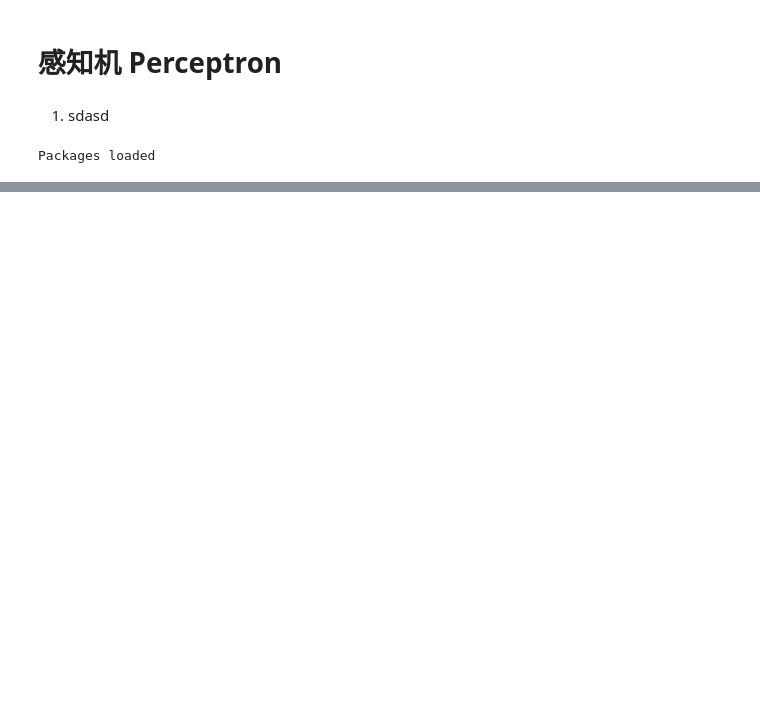
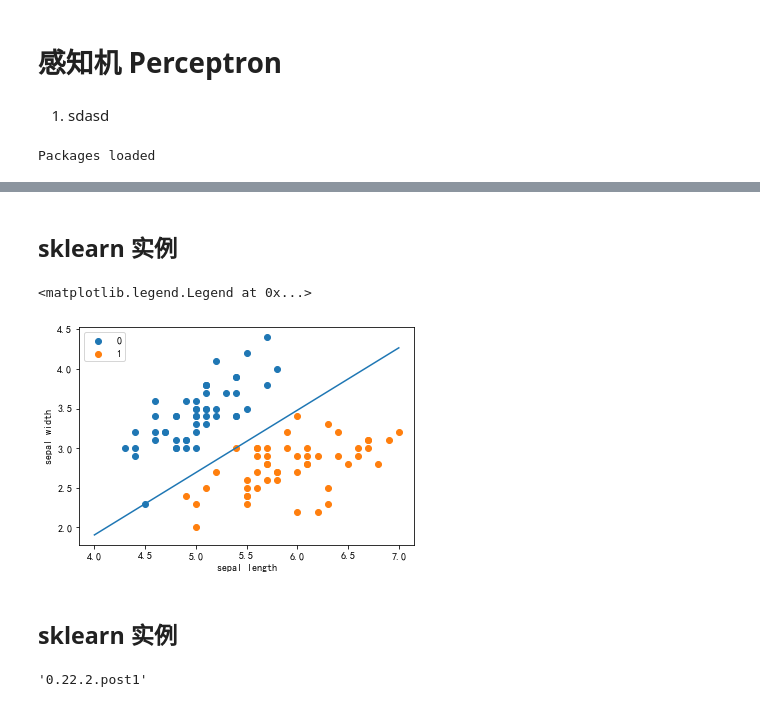
Before and after one commit to ChongfengLing/Statistical-Learning-Method-Notes-Code, a Jupyter notebook: C2 感知机 Perceptron/感知器Perceptron.ipynb, the cells around one changed output, grey strips where cells are left out. Drawn from its saved outputs; the diff is of its cells as text; code cells hidden in the pictures; blank space fills up the shorter version.

```diff
--- a/C2 感知机 Perceptron/感知器Perceptron.ipynb
+++ b/C2 感知机 Perceptron/感知器Perceptron.ipynb
@@ -47,0 +128,2 @@ class perceptron:
+# %% [markdown]
+## sklearn 实例
@@ -47,0 +163,54 @@ class perceptron:
+# %%
+clf = Perceptron(fit_intercept=True,
+                 max_iter=1000,
+                 tol=None,
+                 shuffle=True)
+clf.fit(dataset, labelset)
+
+# 画布大小
+plt.figure(figsize=(10,10))
+
+# 中文标题
+plt.rcParams['font.sans-serif']=['SimHei']
+plt.rcParams['axes.unicode_minus'] = False
+plt.title('鸢尾花线性数据示例')
+
+plt.scatter(df[:50]['sepal length'], df[:50]['sepal width'], label='0')
+plt.scatter(df[50:100]['sepal length'], df[50:100]['sepal width'], label='1')
+
+# 画感知机的线
+x_ponits = np.arange(4, 8)
+y_ = -(clf.coef_[0][0]*x_ponits + clf.intercept_)/clf.coef_[0][1]
+plt.plot(x_ponits, y_)
+
+# 其他部分
+plt.legend()  # 显示图例
+plt.grid(False)  # 不显示网格
+plt.xlabel('sepal length')
+plt.ylabel('sepal width')
+plt.legend()
+# %%
+model=perceptron(dataset,labelset)
+(w,b)=model.train()
+w=np.array(w)[0]
+b=np.array(b)[0]
+
+x_points=np.linspace(4,7,10)
+y_points=-(w[0]*x_points+b)/w[1]
+plt.plot(x_points,y_points)
+plt.scatter(df[:50]['sepal length'], df[:50]['sepal width'], label='0')
+plt.scatter(df[50:100]['sepal length'], df[50:100]['sepal width'], label='1')
+plt.xlabel('sepal length')
+plt.ylabel('sepal width')
+plt.legend()
+# %% [output]
+<matplotlib.legend.Legend at 0x...>
+[figure, added]
+# %% [markdown]
+## sklearn 实例
+# %%
+import sklearn
+from sklearn.linear_model import Perceptron
+sklearn.__version__
+# %% [output]
+'0.22.2.post1'
```
Also changed, not shown: parts of 7 cells of this notebook.
